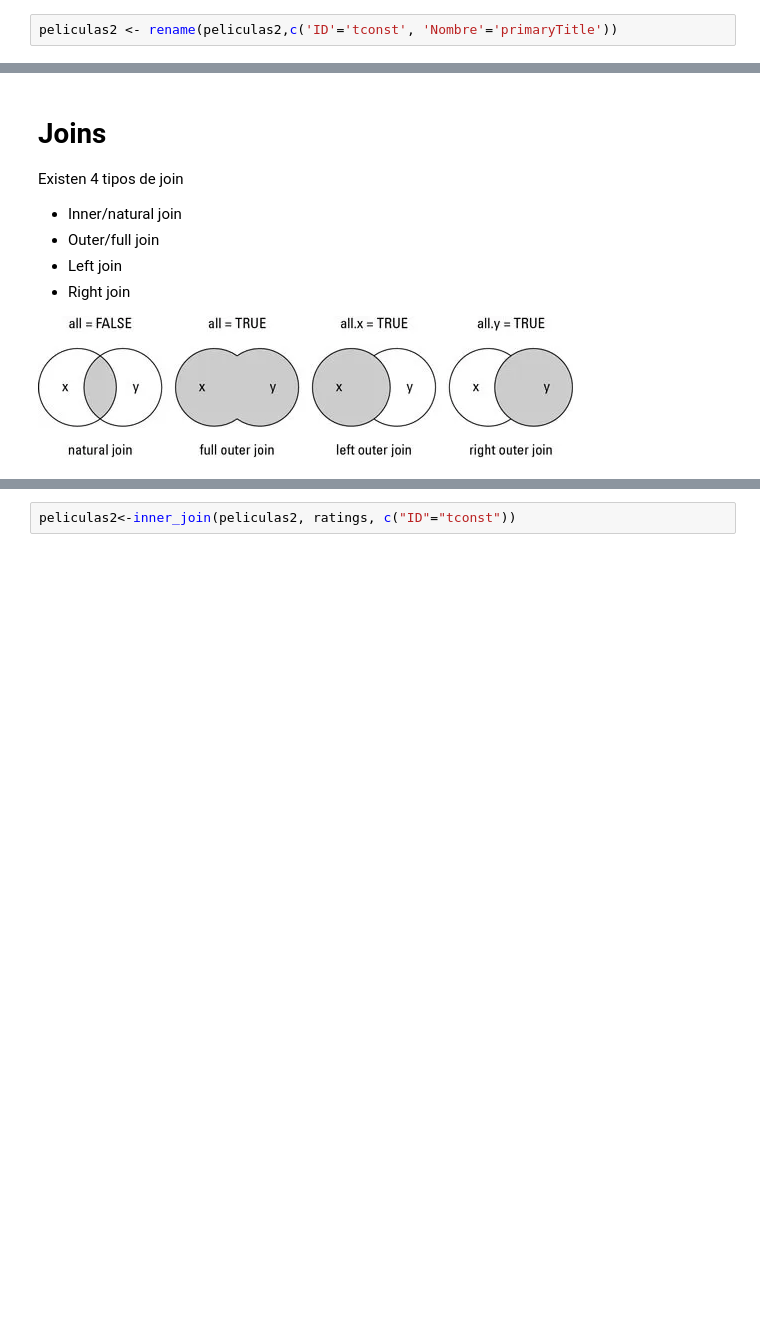
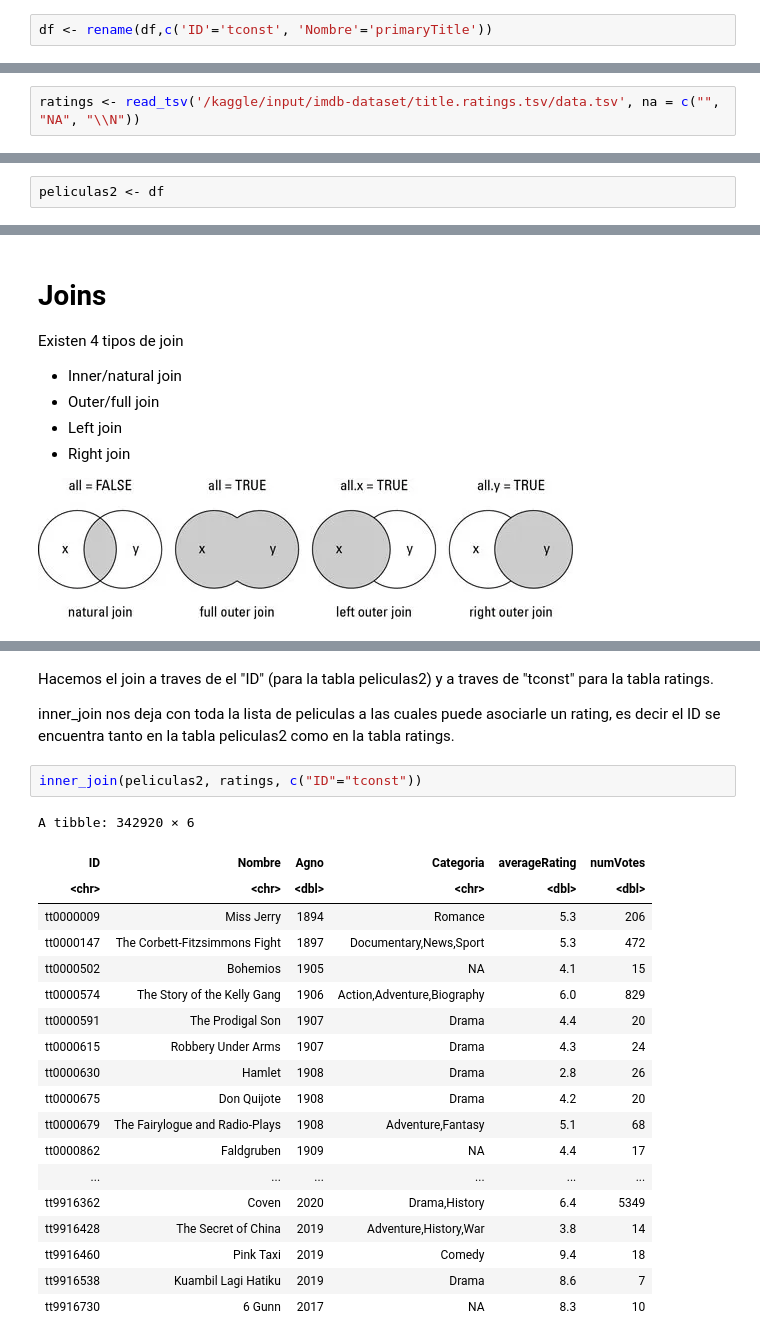
Before and after one commit to maxigaarp/Gestion_de_datos_2023, a Jupyter notebook: C2-Operaciones_en_bd.ipynb, the cells around one changed output, grey strips where cells are left out. Cells and saved outputs as stored; diff of their text form; blank space fills up the shorter version.

Commit message:
Kaggle Notebook | C2 - Operaciones en BD | Version 6

```diff
--- a/C2-Operaciones_en_bd.ipynb
+++ b/C2-Operaciones_en_bd.ipynb
@@ -141,2 +221,2 @@ for ( ){
 # %%
-peliculas2 <- rename(peliculas2,c('ID'='tconst', 'Nombre'='primaryTitle'))
+df <- rename(df,c('ID'='tconst', 'Nombre'='primaryTitle'))
@@ -156,0 +251,2 @@ ratings <- as.data.frame(read_tsv(gzfile("ratings.tsv.gz")))
+# %%
+ratings <- read_tsv('/kaggle/input/imdb-dataset/title.ratings.tsv/data.tsv', na = c("", "NA", "\\N"))
@@ -156,0 +278,2 @@ ratings <- as.data.frame(read_tsv(gzfile("ratings.tsv.gz")))
+# %%
+peliculas2 <- df
@@ -175,2 +365,26 @@ Existen 4 tipos de join
+# %% [markdown]
+Hacemos el join a traves de el "ID" (para la tabla peliculas2) y a traves de "tconst" para la tabla ratings.
+
+inner_join nos deja con toda la lista de peliculas a las cuales puede asociarle un rating, es decir el ID se encuentra tanto en la tabla peliculas2 como en la tabla ratings.
 # %%
-peliculas2<-inner_join(peliculas2, ratings, c("ID"="tconst"))
+inner_join(peliculas2, ratings, c("ID"="tconst"))
+# %% [output]
+A tibble: 342920 × 6
+| ID | Nombre | Agno | Categoria | averageRating | numVotes |
+| <chr> | <chr> | <dbl> | <chr> | <dbl> | <dbl> |
+| tt0000009 | Miss Jerry | 1894 | Romance | 5.3 | 206 |
+| tt0000147 | The Corbett-Fitzsimmons Fight | 1897 | Documentary,News,Sport | 5.3 | 472 |
+| tt0000502 | Bohemios | 1905 | NA | 4.1 | 15 |
+| tt0000574 | The Story of the Kelly Gang | 1906 | Action,Adventure,Biography | 6.0 | 829 |
+| tt0000591 | The Prodigal Son | 1907 | Drama | 4.4 | 20 |
+| tt0000615 | Robbery Under Arms | 1907 | Drama | 4.3 | 24 |
+| tt0000630 | Hamlet | 1908 | Drama | 2.8 | 26 |
+| tt0000675 | Don Quijote | 1908 | Drama | 4.2 | 20 |
+| tt0000679 | The Fairylogue and Radio-Plays | 1908 | Adventure,Fantasy | 5.1 | 68 |
+| tt0000862 | Faldgruben | 1909 | NA | 4.4 | 17 |
+| ... | ... | ... | ... | ... | ... |
+| tt9916362 | Coven | 2020 | Drama,History | 6.4 | 5349 |
+| tt9916428 | The Secret of China | 2019 | Adventure,History,War | 3.8 | 14 |
+| tt9916460 | Pink Taxi | 2019 | Comedy | 9.4 | 18 |
+| tt9916538 | Kuambil Lagi Hatiku | 2019 | Drama | 8.6 | 7 |
+| tt9916730 | 6 Gunn | 2017 | NA | 8.3 | 10 |
```
Also changed, not shown: parts of 114 cells of this notebook.
